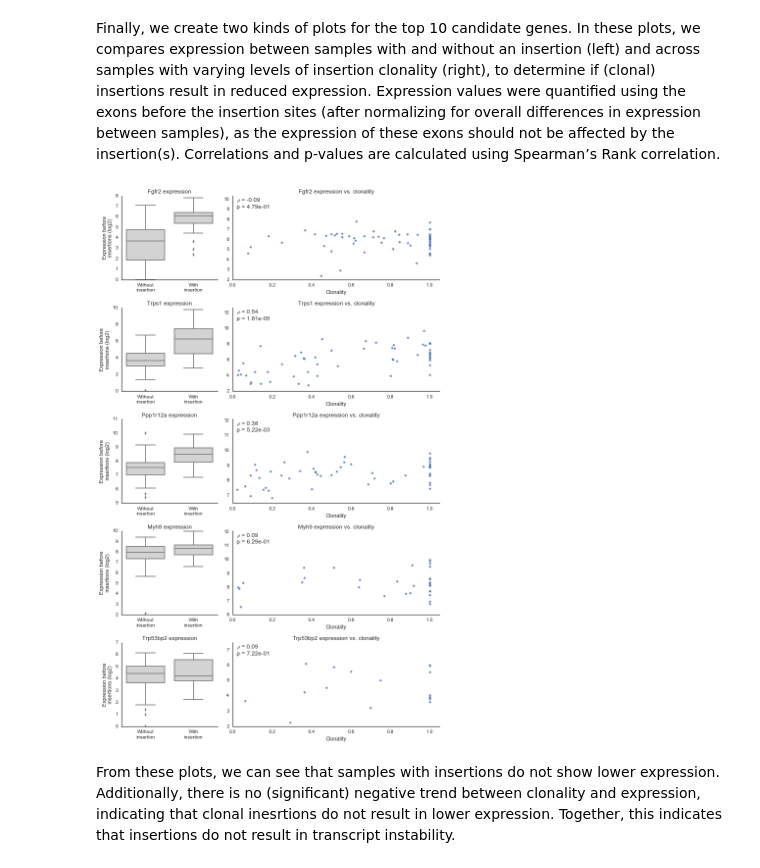
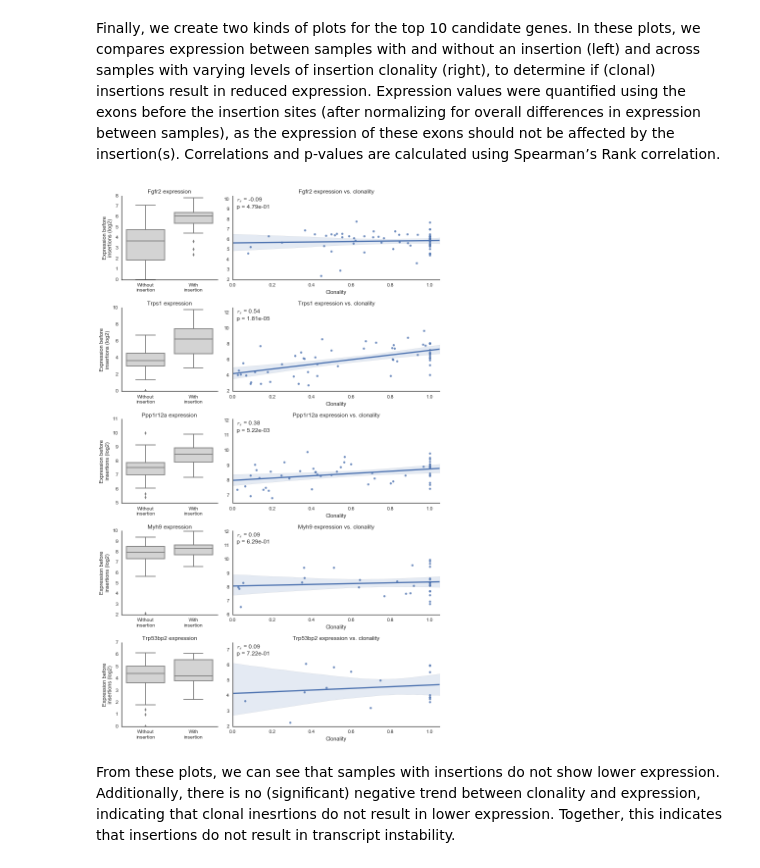
Before and after one commit to jrderuiter/imfusion-analyses, a Jupyter notebook: notebooks/8. SB - Transcript instability.ipynb, the cells around one changed output. Drawn from its saved outputs; the diff is of its cells as text; code cells hidden in the pictures.

```diff
--- a/notebooks/8. SB - Transcript instability.ipynb
+++ b/notebooks/8. SB - Transcript instability.ipynb
@@ -41,7 +41,7 @@ insertions = (pd.read_csv('../data/external/shear_splink/insertions.cis.rbm.txt'
                 .query('support >= 2'))
 
 # Add clonality score.
-insertions['clonality'] = (insertions_df.groupby(['sample'])
+insertions['clonality'] = (insertions.groupby(['sample'])
                            ['support'].transform(lambda x: x / x.max()))
 
 # Map sample names.
@@ -67,7 +67,7 @@ with np.errstate(divide='ignore'):
 # %% [markdown]
 Next, we tally the most frequently recurring genes, which we are most interested in plotting.
 # %%
-dna_candidates = (insertions_df.groupby(['gene_name', 'gene_id'])
+dna_candidates = (insertions.groupby(['gene_name', 'gene_id'])
                   ['sample'].nunique().sort_values(ascending=False)
                   .reset_index(name='count'))
 
@@ -146,37 +146,37 @@ def _plot_for_gene(insertions, exon_counts, gene_id, gridspec, index,
     ax1.set_ylabel('Expression before\ninsertions (log2)')
     ax1.set_title(gene_name + ' expression')
 
     # Draw expr. vs correlation.
     clonality_data = data.dropna(subset=['clonality'])
-    sns.regplot(data=data, x='clonality', y='before_expr', ax=ax2,
-                fit_reg=False, **(reg_kws or {}))
+    sns.regplot(data=data, x='clonality', y='before_expr',
+                ax=ax2, **(reg_kws or {}))
 
     ax2.set_xlim(0, 1.05)
     ax2.set_ylim(None, ax2.get_ylim()[1] * 1.15)
 
     ax2.set_xlabel('Clonality')
     ax2.set_ylabel('')
     ax2.set_title(gene_name + ' expression vs. clonality')
 
     # Annotate with correlation.
     corr = spearmanr(clonality_data['clonality'],
                      clonality_data['before_expr'])
 
     ax2.annotate(
-        '$\\rho$ = {:3.2f}\np = {:3.2e}'.format(corr.correlation, corr.pvalue),
+        '$r_s$ = {:3.2f}\np = {:3.2e}'.format(corr.correlation, corr.pvalue),
         xy=(0.02, 1.0),
         xycoords='axes fraction',
         ha='left',
         va='top')
 
 # Plot example for top 5 genes.
 plot_expr_vs_clonality(
     insertions, exon_counts,
     gene_ids=dna_candidates.loc[:4, 'gene_id'],
     gene_names=dna_candidates.loc[:4, 'gene_name'],
     figsize=(10, 16));
 # %% [output]
-[figure, old version]
+[figure, new version]
 # %% [markdown]
 From these plots, we can see that samples with insertions do not show lower expression. Additionally, there is no (significant) negative trend between clonality and expression, indicating that clonal inesrtions do not result in lower expression. Together, this indicates that insertions do not result in transcript instability.
 # %%
```
Also changed, not shown: parts of 1 cell of this notebook, 11 other files.
